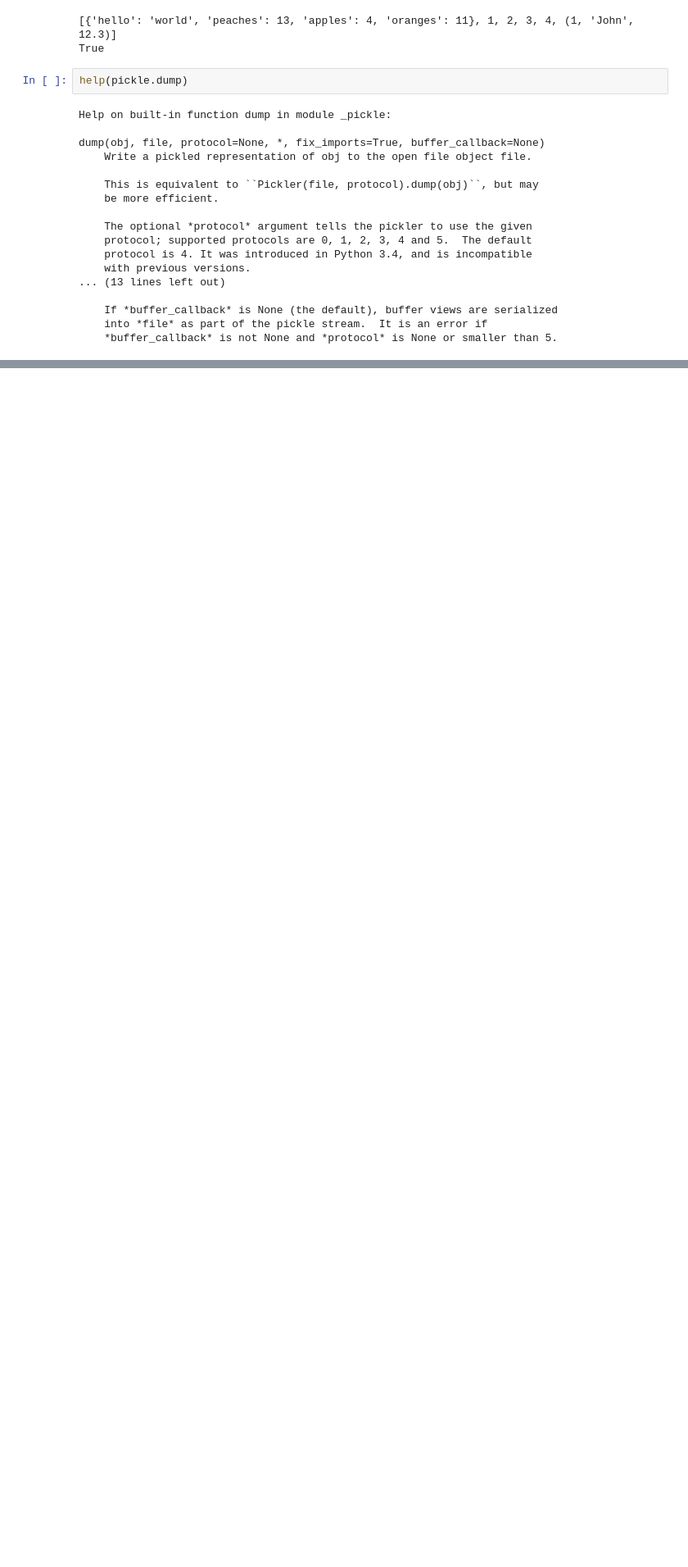
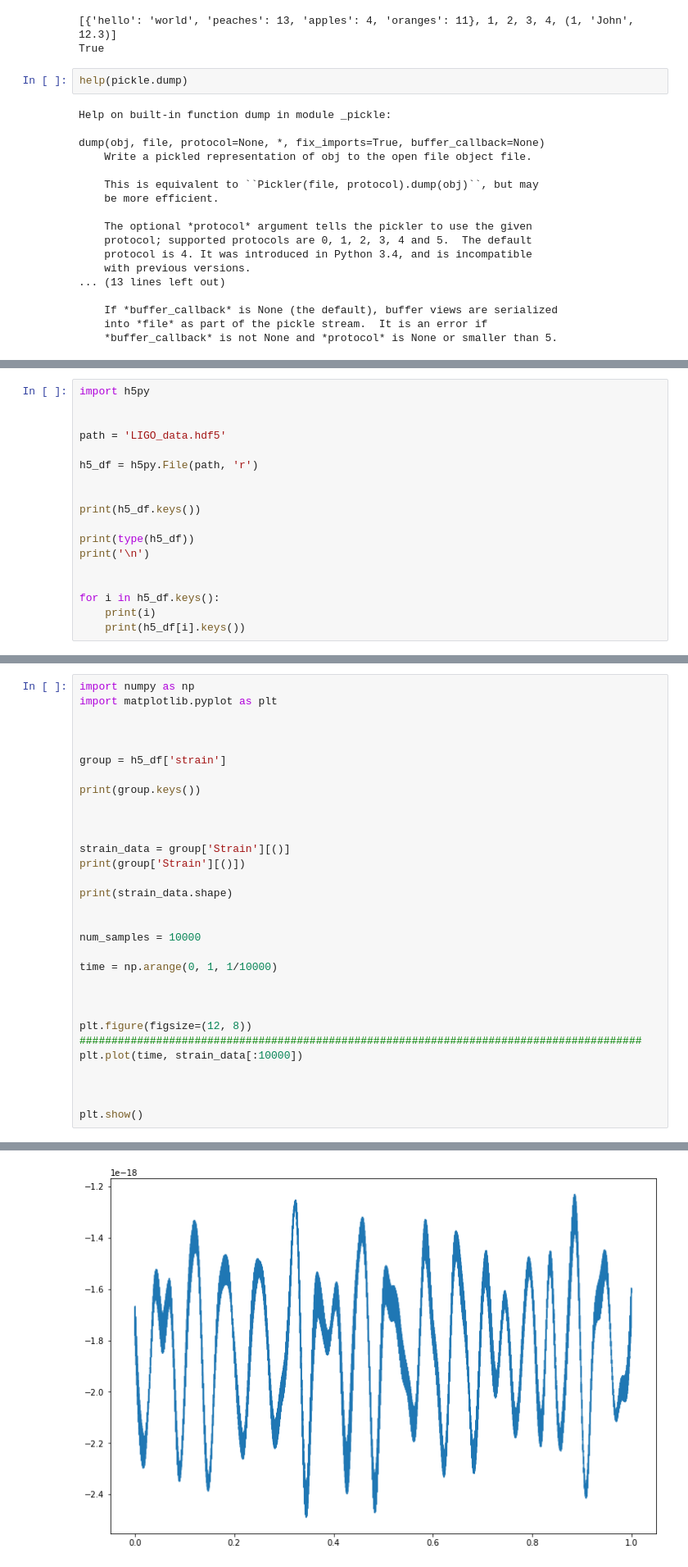
Before and after one commit to johnhhu2020/DataCamp-Data-Scientist-with-Python-Track, a Jupyter notebook: DataCamp Introduction to Importing Data in Python.ipynb, the cells around one changed output, grey strips where cells are left out. Shown at 82% size. Drawn from its saved outputs; the diff is of its cells as text; blank space fills up the shorter version.

```diff
--- a/DataCamp Introduction to Importing Data in Python.ipynb
+++ b/DataCamp Introduction to Importing Data in Python.ipynb
@@ -1090,0 +1543,18 @@ Possible Answers
+# %%
+import h5py
+
+
+path = 'LIGO_data.hdf5'
+
+h5_df = h5py.File(path, 'r')
+
+
+print(h5_df.keys())
+
+print(type(h5_df))
+print('\n')
+
+
+for i in h5_df.keys():
+    print(i)
+    print(h5_df[i].keys())
@@ -1090,0 +1586,31 @@ Possible Answers
+# %%
+import numpy as np
+import matplotlib.pyplot as plt
+
+
+
+group = h5_df['strain']
+
+print(group.keys())
+
+
+
+strain_data = group['Strain'][()]
+print(group['Strain'][()])
+
+print(strain_data.shape)
+
+
+num_samples = 10000
+
+time = np.arange(0, 1, 1/10000)
+
+
+
+plt.figure(figsize=(12, 8))  ########################################################################################
+plt.plot(time, strain_data[:10000])
+
+
+
+plt.show()
+# %% [output]
@@ -1090,0 +1621 @@ Possible Answers
+[figure, added]
```
Also changed, not shown: parts of 30 cells of this notebook.
